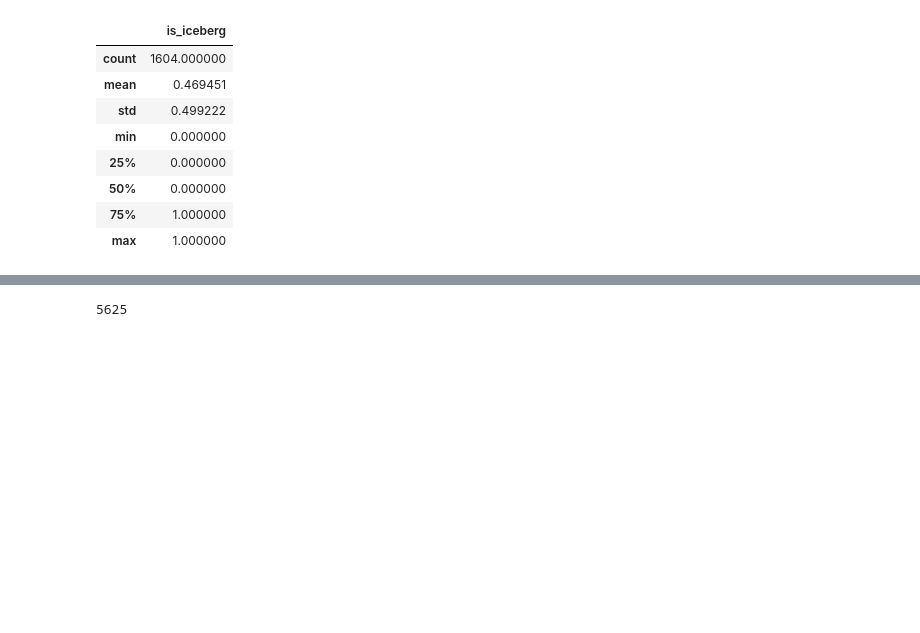
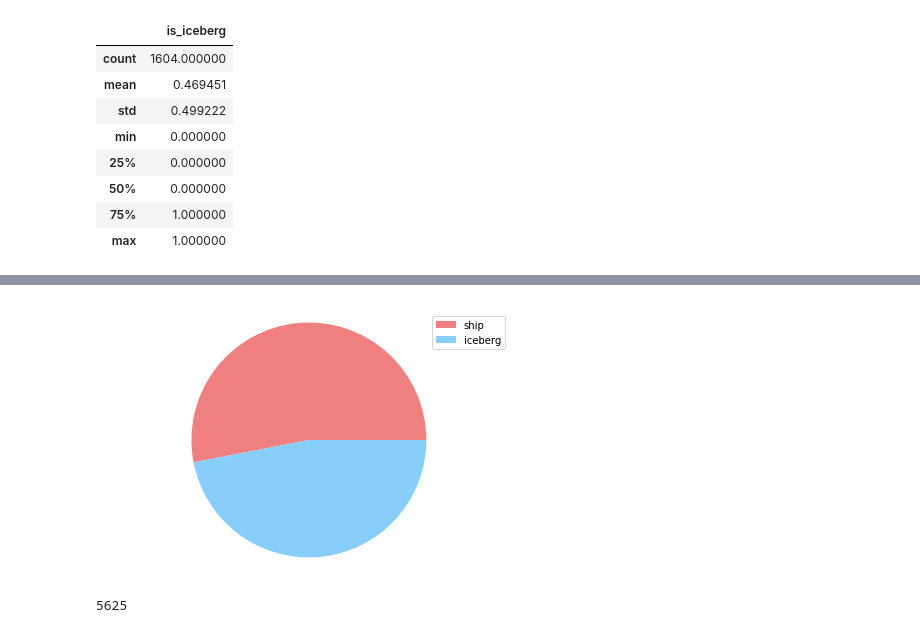
Before and after one commit to yaqiongz/training-cnn-on-AWS, a Jupyter notebook: FinalReport/FinalR_AWS.ipynb, the cells around one changed output, grey strips where cells are left out. Cells and saved outputs as stored; diff of their text form; code cells hidden in the pictures; blank space fills up the shorter version.

```diff
--- a/FinalReport/FinalR_AWS.ipynb
+++ b/FinalReport/FinalR_AWS.ipynb
@@ -95,3 +130,13 @@ train.describe()
+# %%
+# https://pythonspot.com/matplotlib-pie-chart/
+labels = ['ship','iceberg']
+sizes = [len(train)-train.is_iceberg.sum(),train.is_iceberg.sum()]
+patches, texts = plt.pie(sizes,colors=colors)
+plt.legend(patches, labels, loc="best")
+plt.axis('equal')
+plt.tight_layout()
+# %% [output]
+[figure, added]
 # %%
 len(train['band_1'][0])
 # %% [output]
```
Also changed, not shown: parts of 23 cells of this notebook.
